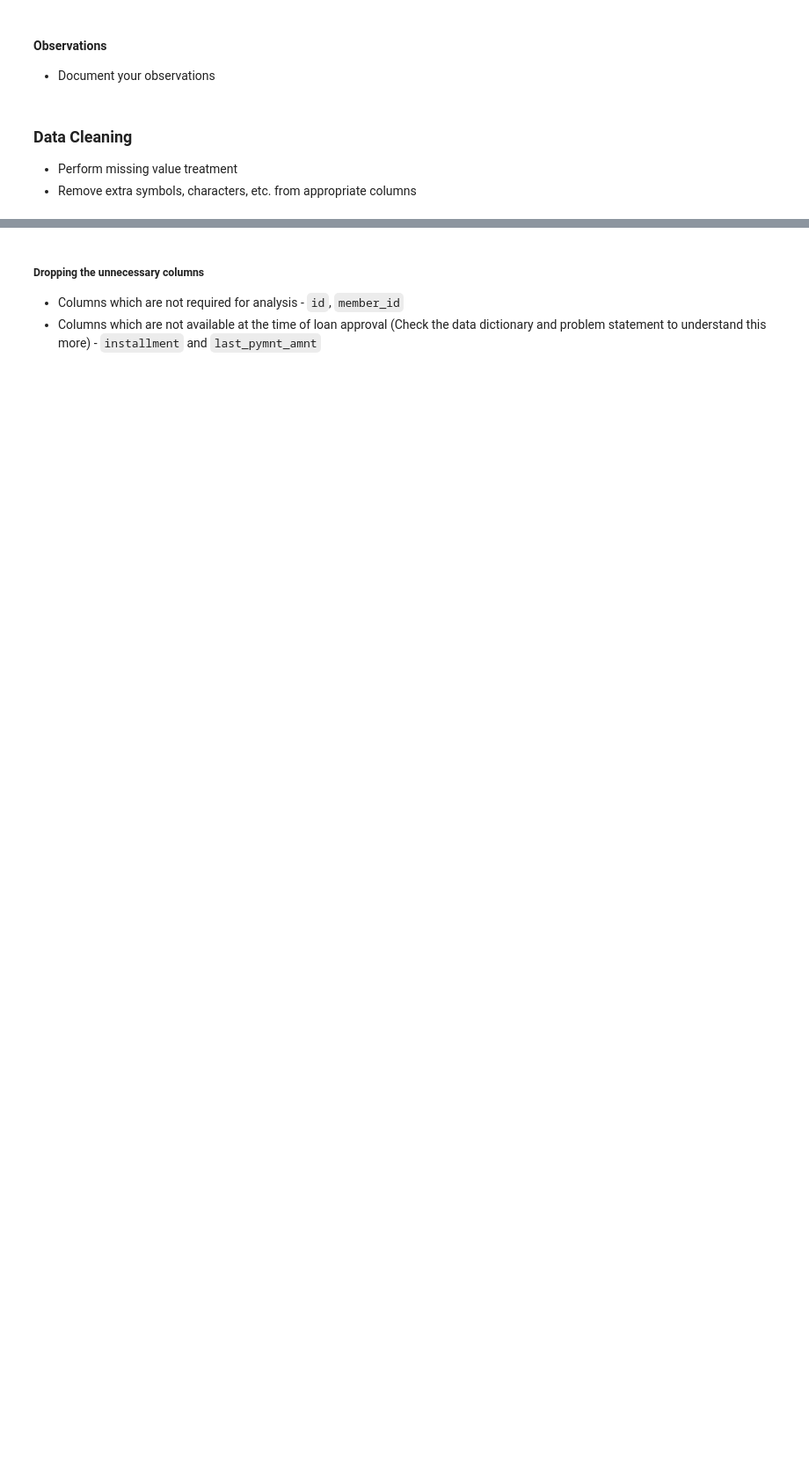
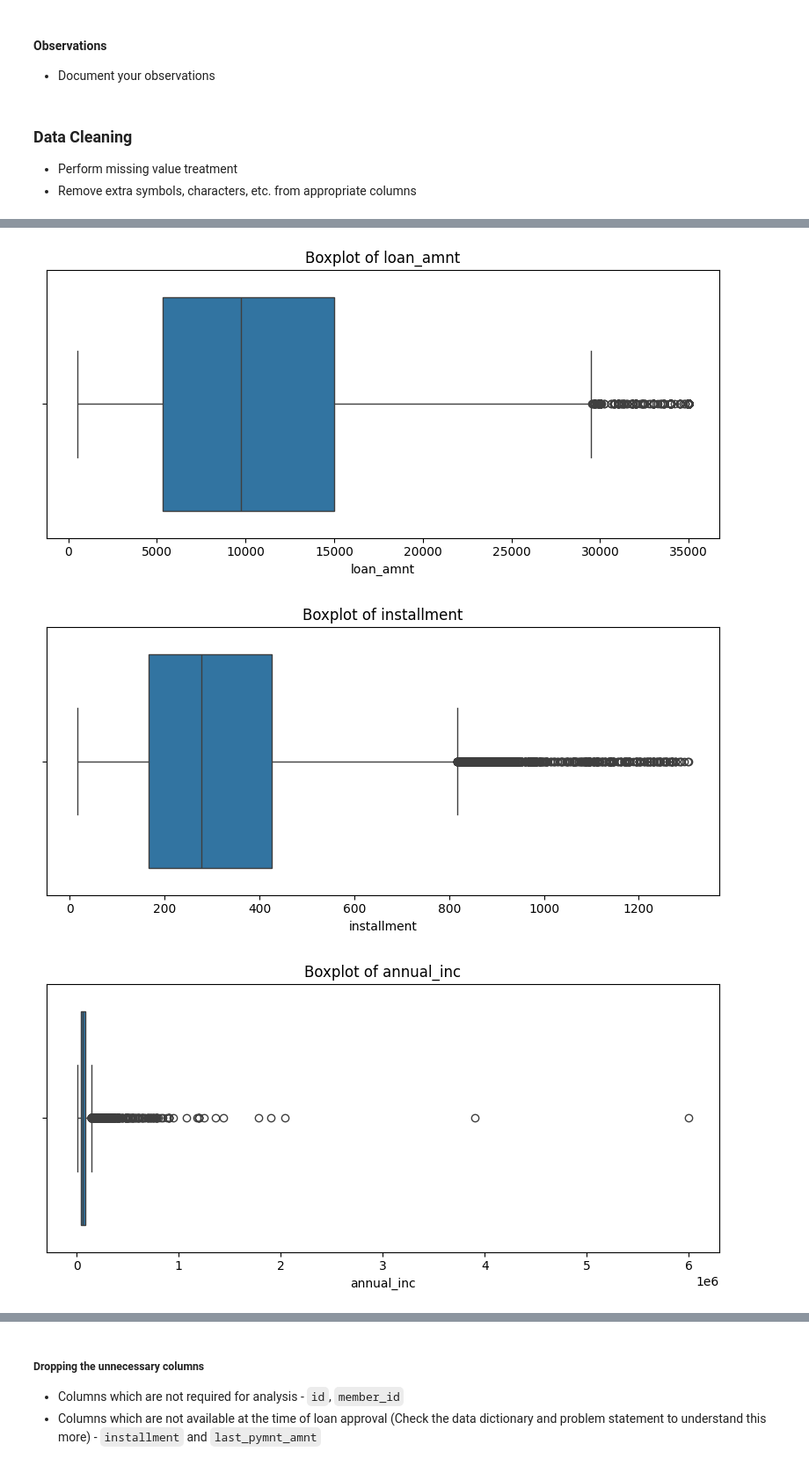
Before and after one commit to rajesh991986/Ik, a Jupyter notebook: Starter_Code_Loan_Approval_Lending_Club.ipynb, the cells around one changed output, grey strips where cells are left out. Shown at 88% size. Saved outputs shown, nothing was run; the diff lists cells and outputs as text; code cells hidden in the pictures; blank space fills up the shorter version.

```diff
--- a/Starter_Code_Loan_Approval_Lending_Club.ipynb
+++ b/Starter_Code_Loan_Approval_Lending_Club.ipynb
@@ -200,0 +193,28 @@ dtype: float64
+# %%
+## Missing Value Treatment
+# For emp_length (employment length)
+# Since it's categorical, we can either:
+# 1. Fill with the most common value
+loans_df['emp_length'].fillna(loans_df['emp_length'].mode()[0], inplace=True)
+# OR
+# 2. Create a new category for missing values
+loans_df['emp_length'].fillna('Unknown', inplace=True)
+
+# For revol_util (revolving line utilization rate)
+# Since it's numerical (despite being stored as string with %), we can:
+# 1. Fill with median value
+median_revol_util = loans_df['revol_util'].str.replace('%', '').astype(float).median()
+loans_df['revol_util'].fillna(f"{median_revol_util}%", inplace=True)
+# %%
+## Remove Extra Symbols and Convert Data Types
+# Clean int_rate - remove % and convert to float
+loans_df['int_rate'] = loans_df['int_rate'].str.replace('%', '').astype(float)
+
+# Clean revol_util - remove % and convert to float
+loans_df['revol_util'] = loans_df['revol_util'].str.replace('%', '').astype(float)
+
+# Clean term - extract numeric value
+loans_df['term'] = loans_df['term'].str.strip().str.replace(' months', '').astype(int)
+
+# Verify the changes
+print(loans_df.dtypes)
@@ -200,0 +239,20 @@ dtype: float64
+# %%
+## Additional Cleaning (If Needed)
+# Convert categorical variables to appropriate types
+categorical_cols = ['grade', 'sub_grade', 'emp_length', 'home_ownership',
+                    'verification_status', 'purpose', 'loan_status']
+for col in categorical_cols:
+    loans_df[col] = loans_df[col].astype('category')
+
+# Check for outliers in numerical columns
+numerical_cols = ['loan_amnt', 'installment', 'annual_inc', 'dti', 'revol_bal']
+for col in numerical_cols:
+    plt.figure(figsize=(8, 4))
+    sns.boxplot(x=loans_df[col])
+    plt.title(f'Boxplot of {col}')
+    plt.tight_layout()
+    plt.show()
+# %% [output]
+[figure, added]
+[figure, added]
+[figure, added]
```
Also changed, not shown: parts of 16 cells of this notebook.
